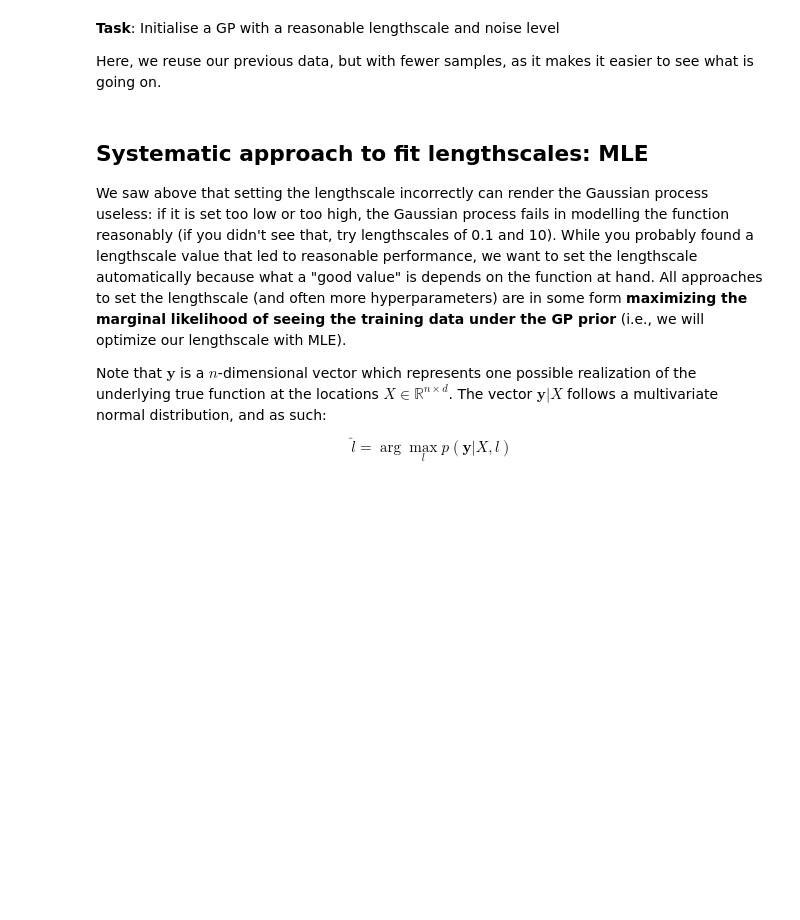
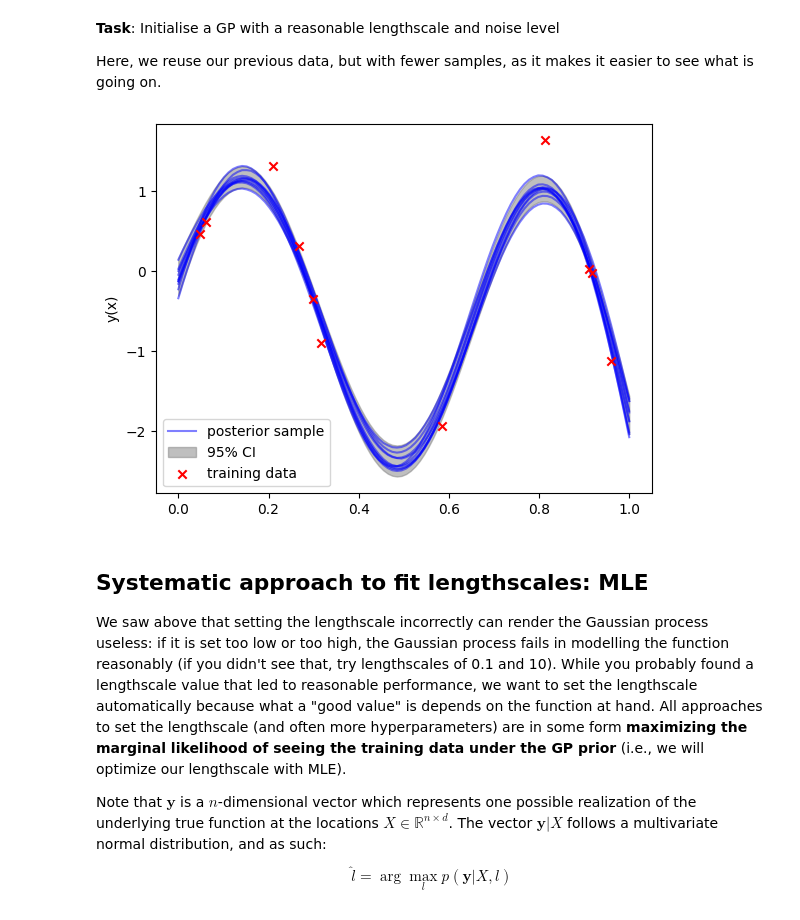
Before and after one commit to axellangenskiold/edap30, a Jupyter notebook: parts_1_to_3.ipynb, the cells around one changed output. Saved outputs shown, nothing was run; the diff lists cells and outputs as text; code cells hidden in the pictures; blank space fills up the shorter version.

Commit message:
plot GP

```diff
--- a/parts_1_to_3.ipynb
+++ b/parts_1_to_3.ipynb
@@ -707,8 +710,10 @@ class GaussianProcess:
         # ➡️ TODO : compute the covariance and the inverse of the covariance matrix here. Save them as class attributes so we don't need to
         #    TODO : recompute them all the time ⬅️
 
-        self.K = ...
-        self.K_inv = ...
+        n_train = self.x_train.shape[0]
+        self.K = self.kern(self.x_train, self.x_train) + (self.noise + 1e-6) * np.eye(n_train)
+        self.K_inv = np.linalg.inv(self.K)
+
 
 
     def __call__(self, x: np.ndarray) -> sp.stats._multivariate.multivariate_normal_frozen:
@@ -723,7 +728,19 @@ class GaussianProcess:
         # Use the code from above for that (don't add more than 1e-6)
         # ➡️ TODO : compute the posterior distribution ⬅️
 
-        return ...
+        K_star = self.kern(x, self.x_train)
+        K_starstar = self.kern(x, x)
+
+        posterior_mean = K_star @ self.K_inv @ self.y_train
+        posterior_cov = K_starstar - K_star @ self.K_inv @ K_star.T
+        posterior_cov += 1e-6 * np.eye(posterior_cov.shape[0])
+
+        return sp.stats.multivariate_normal(
+            mean=posterior_mean.reshape(-1),
+            cov=posterior_cov,
+            allow_singular=True,
+        )
+
 
 
     def posterior_mean(self, x: np.ndarray) -> np.ndarray:
@@ -745,7 +762,15 @@ class GaussianProcess:
     ) -> float:
 
         # ➡️ TODO : Implement this when you're instructed to in the notebook, you can skip this for now otherwise ⬅️
-        return ...
+        sign, logdet = np.linalg.slogdet(self.K)
+        if sign <= 0:
+            raise ValueError("Covariance matrix must have positive determinant")
+
+        data_fit = -0.5 * (self.y_train.T @ self.K_inv @ self.y_train).item()
+        complexity_penalty = -0.5 * logdet
+        normalization = -0.5 * self.x_train.shape[0] * np.log(2 * np.pi)
+
+        return data_fit + complexity_penalty + normalization
 # %% [markdown]
 **Safety check:** Run the following cell to make sure that everything is working correctly.
 # %%
@@ -811,15 +838,24 @@ Here, we reuse our previous data, but with fewer samples, as it makes it easier
 # %%
 x_train, y_train = gen_data(f_type="sinus", n=11)
 x_test = np.linspace(X_RANGE[0], X_RANGE[1], 100).reshape(-1, 1)
 
 
 # ➡️ TODO : Create a new GP instance with a lengthscale of your choice and plot it.
 #    TODO : Try different lengthscales to see how the affect the behavior of the GP.  ⬅️
-gp = ...
+gp = GaussianProcess(
+    x_train=x_train,
+    y_train=y_train,
+    kern_function=kern,
+    length_scale=0.3,
+    noise=1e-2,
+)
+
 
 
 plot_gp(gp, x_test)
 plt.show()
+# %% [output]
+[figure, added]
 # %% [markdown]
 ## Systematic approach to fit lengthscales: MLE
 
```
Also changed, not shown: parts of 2 cells of this notebook.
